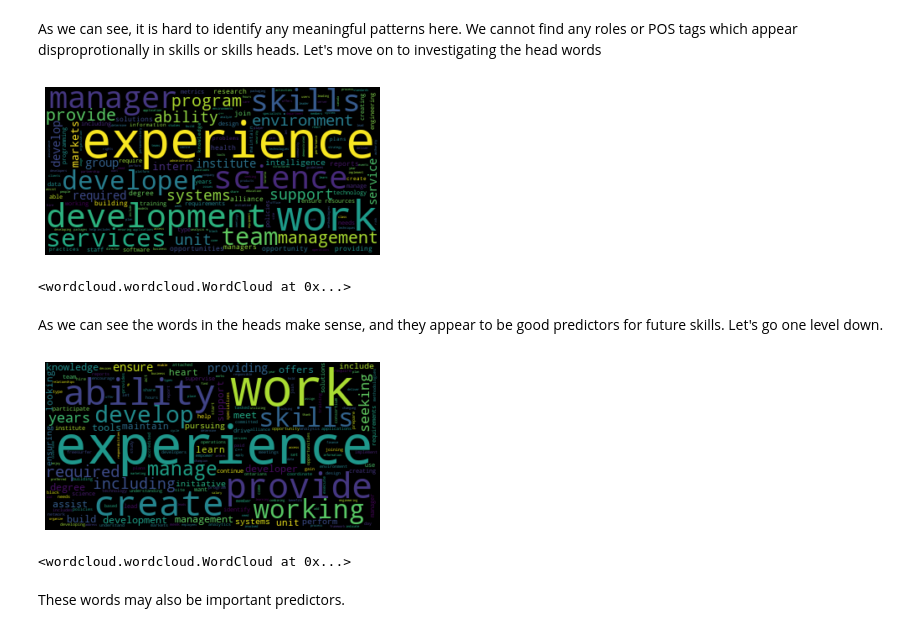
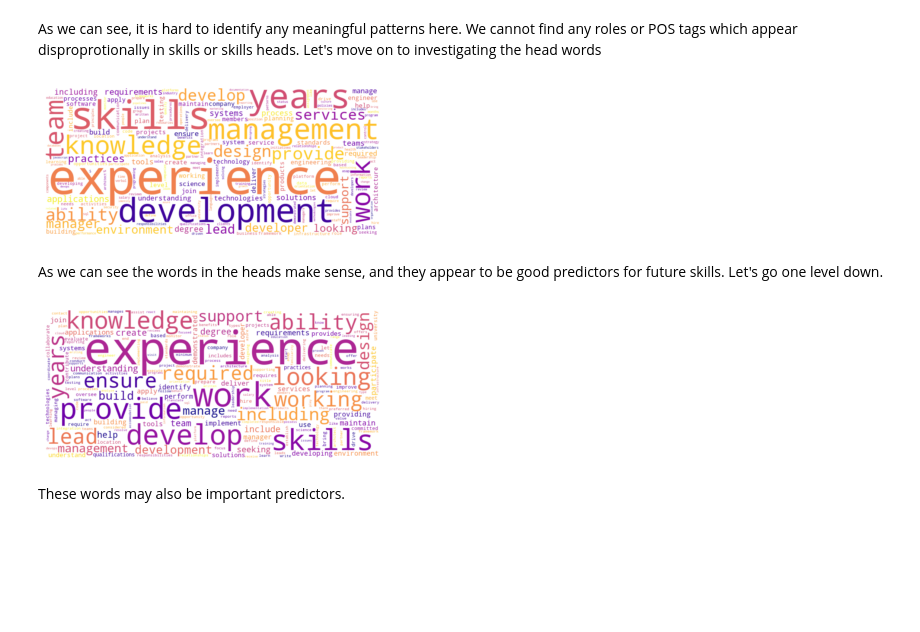
Before and after one commit to ElizavetaZhukova1/cosc329-skill-retrieval, a Jupyter notebook: NER_and_ling_analysis.ipynb, the cells around one changed output. Drawn from its saved outputs; the diff is of its cells as text; code cells hidden in the pictures; blank space fills up the shorter version.

```diff
--- a/NER_and_ling_analysis.ipynb
+++ b/NER_and_ling_analysis.ipynb
@@ -20,7 +20,7 @@ def prepare_df(df, cols_to_keep=['title', 'company', 'description', 'position'])
     new_df=df[cols_to_keep]
     return new_df
 # %%
-df=prepare_df(pd.read_csv('jobs.csv'))
+df=prepare_df(pd.read_csv('merged_4k.csv'))
 # %% [markdown]
 ## NER MODEL
 # %% [markdown]
@@ -151,6 +141,7 @@ sorted_freq_skills
 # %%
-wordcloud = WordCloud().generate_from_frequencies(cnt)
+wordcloud = WordCloud(colormap='plasma', background_color='white', width=1600, height=800).generate_from_frequencies(cnt)
 plt.imshow(wordcloud, interpolation='bilinear')
 plt.axis("off")
+#plt.savefig('words_4k_hard.png', bbox_inches='tight')
 plt.show()
 # %% [output]
@@ -268,7 +262,7 @@ def calc_occ(arr):
     return cnt
 # %%
 def gen_wordCloud(arr):
-    wordcloud = WordCloud().generate_from_frequencies(calc_occ(arr))
+    wordcloud = WordCloud(colormap='plasma', background_color='white', width=900, height=400).generate_from_frequencies(calc_occ(arr))
     plt.imshow(wordcloud, interpolation='bilinear')
     plt.axis("off")
     plt.show()
@@ -312,7 +306,6 @@ gen_stack([simple_pos_skills, simple_pos_all, head_skill_simple_pos], ['SKILL',
 # %% [markdown]
 As we can see, it is hard to identify any meaningful patterns here. We cannot find any roles or POS tags which appear disproprotionally in skills or skills heads. Let's move on to investigating the head words
 # %%
-gen_wordCloud(head_text)
+wc_head=gen_wordCloud(head_text)
 # %% [output]
-[figure, old version]
+[figure, new version]
-<wordcloud.wordcloud.WordCloud at 0x...>
@@ -319,7 +315,6 @@ gen_wordCloud(head_text)
 # %% [markdown]
 As we can see the words in the heads make sense, and they appear to be good predictors for future skills. Let's go one level down.
 # %%
-gen_wordCloud(head_head_text)
+wc_h2=gen_wordCloud(head_head_text)
 # %% [output]
-[figure, old version]
+[figure, new version]
-<wordcloud.wordcloud.WordCloud at 0x...>
```
Also changed, not shown: parts of 14 cells of this notebook.
